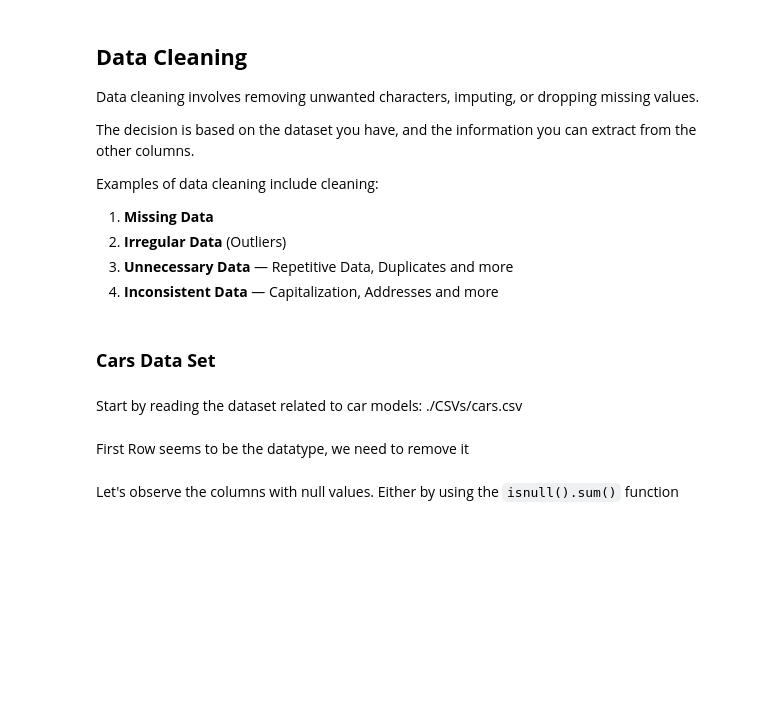
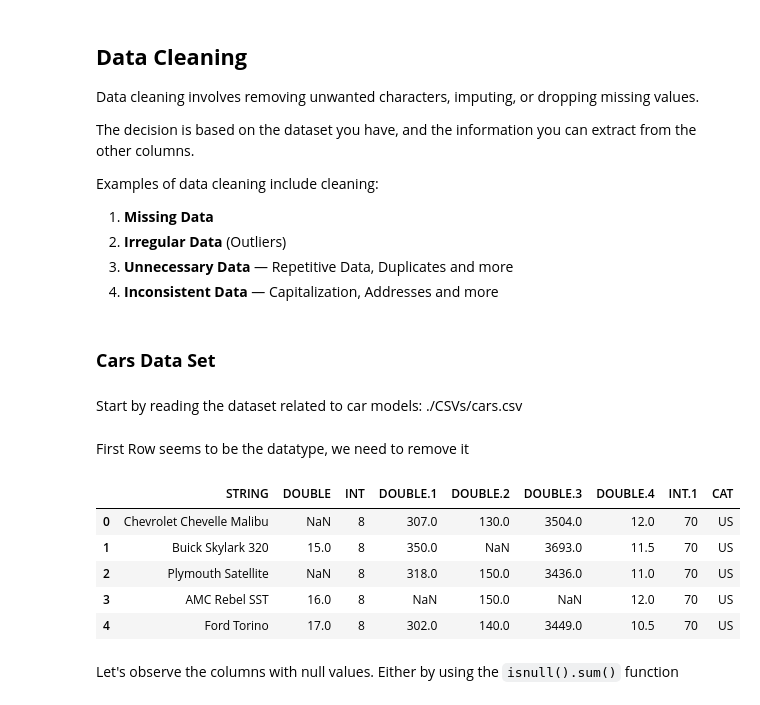
Before and after one commit to ParthiOS/PROG8245Lab4, a Jupyter notebook: week5Lab_Students.ipynb, the cells around one changed output. Drawn from its saved outputs; the diff is of its cells as text; code cells hidden in the pictures; blank space fills up the shorter version.

```diff
--- a/week5Lab_Students.ipynb
+++ b/week5Lab_Students.ipynb
@@ -152,5 +271,16 @@ Examples of data cleaning include cleaning:
 Start by reading the dataset related to car models: ./CSVs/cars.csv
 # %% [markdown]
 First Row seems to be the datatype, we need to remove it
+# %%
+car_df = pd.read_csv("cars.csv", encoding="unicode_escape", sep=";", skiprows=1)
+
+car_df.head()
+# %% [output]
+|  | STRING | DOUBLE | INT | DOUBLE.1 | DOUBLE.2 | DOUBLE.3 | DOUBLE.4 | INT.1 | CAT |
+| 0 | Chevrolet Chevelle Malibu | NaN | 8 | 307.0 | 130.0 | 3504.0 | 12.0 | 70 | US |
+| 1 | Buick Skylark 320 | 15.0 | 8 | 350.0 | NaN | 3693.0 | 11.5 | 70 | US |
+| 2 | Plymouth Satellite | NaN | 8 | 318.0 | 150.0 | 3436.0 | 11.0 | 70 | US |
+| 3 | AMC Rebel SST | 16.0 | 8 | NaN | 150.0 | NaN | 12.0 | 70 | US |
+| 4 | Ford Torino | 17.0 | 8 | 302.0 | 140.0 | 3449.0 | 10.5 | 70 | US |
 # %% [markdown]
 Let's observe the columns with null values.  Either by using the `isnull().sum()` function
```
Also changed, not shown: parts of 15 cells of this notebook.
